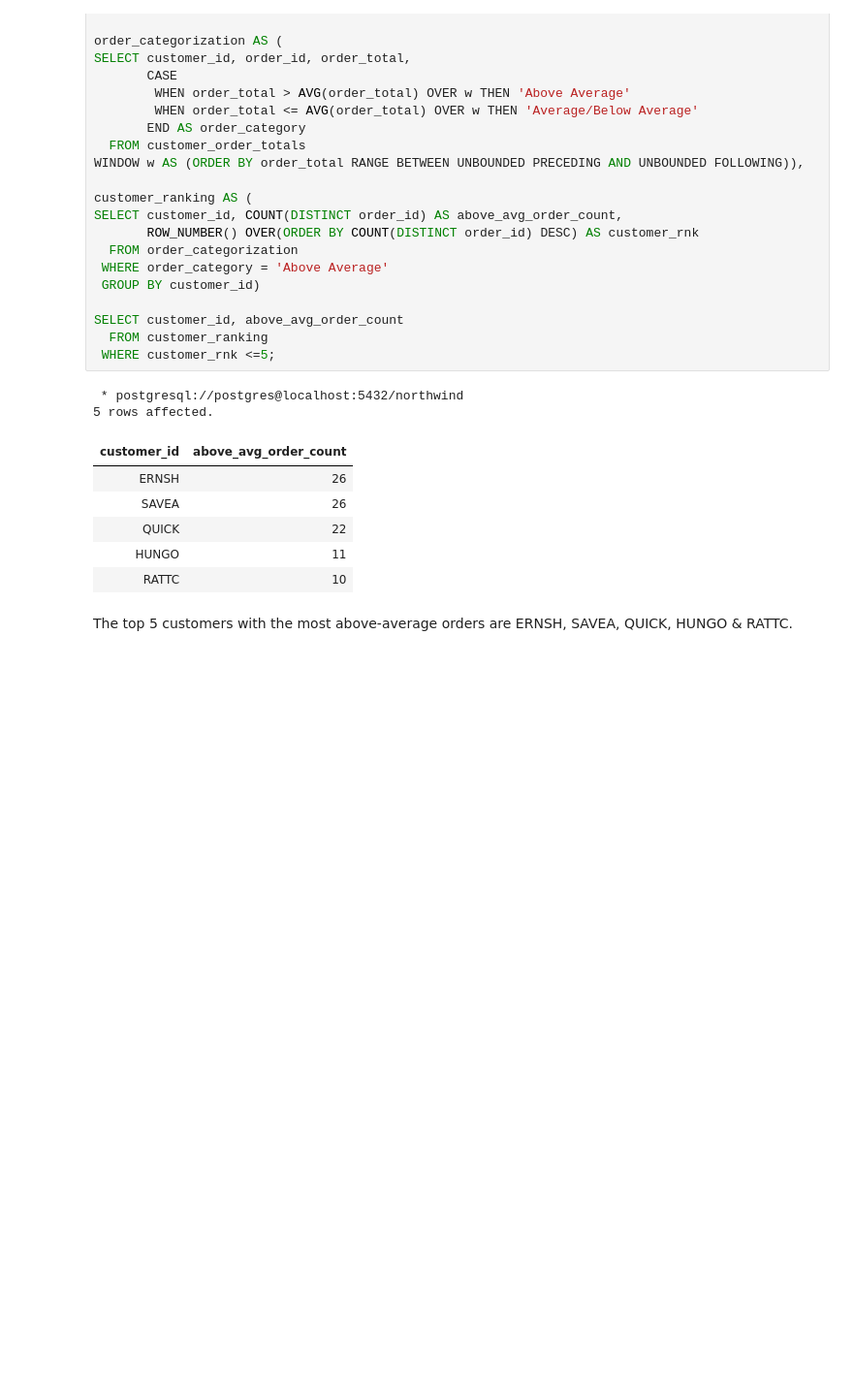
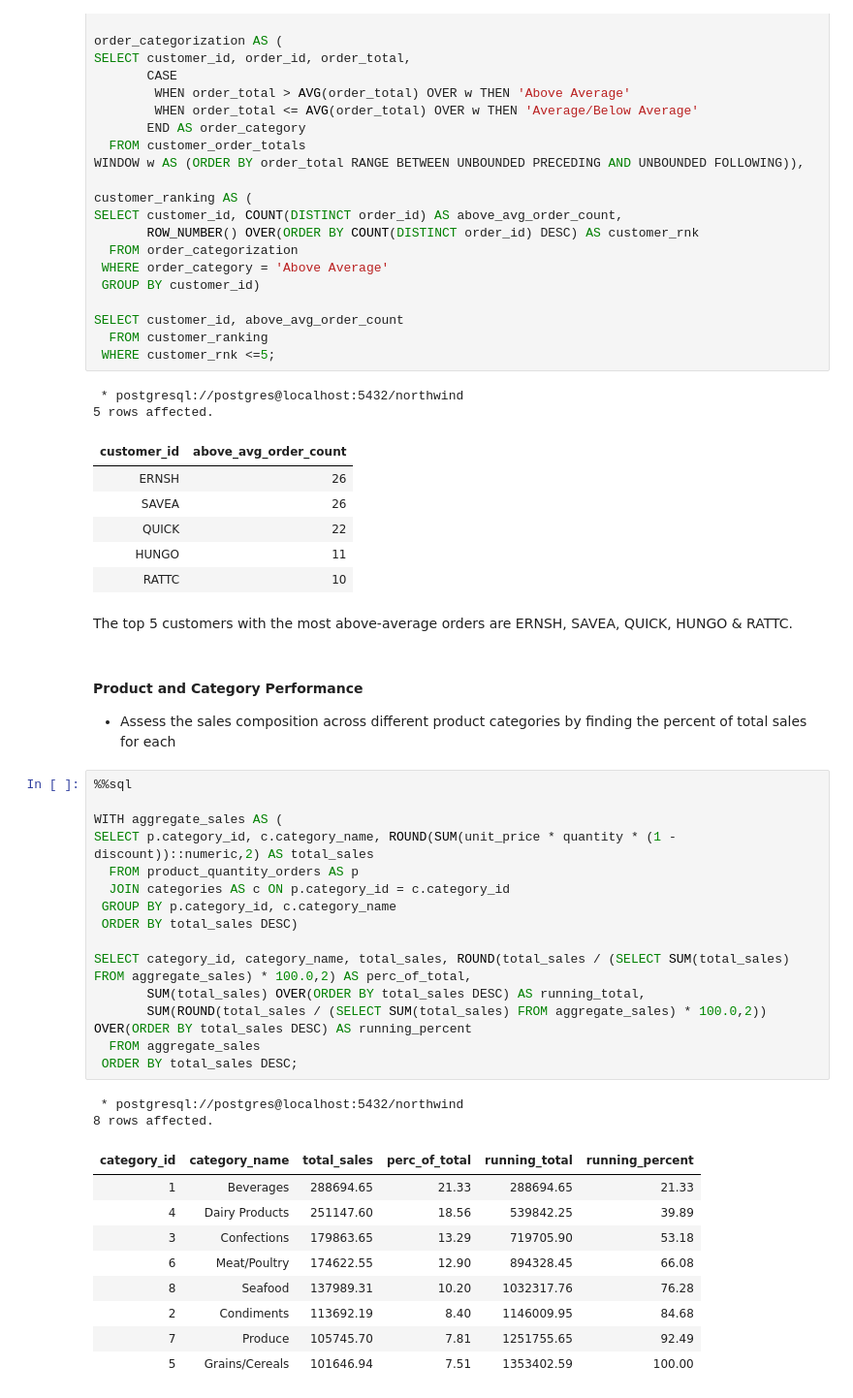
Before and after one commit to ddibara5/northwind-traders, a Jupyter notebook: northwind_traders.ipynb, the cells around one changed output. Shown at 97% size. Saved outputs shown, nothing was run; the diff lists cells and outputs as text; blank space fills up the shorter version.

```diff
--- a/northwind_traders.ipynb
+++ b/northwind_traders.ipynb
@@ -179,3 +181,33 @@ SELECT customer_id, above_avg_order_count
 | RATTC | 10 |
 # %% [markdown]
 The top 5 customers with the most above-average orders are ERNSH, SAVEA, QUICK, HUNGO & RATTC.
+# %% [markdown]
+#### Product and Category Performance
+- Assess the sales composition across different product categories by finding the percent of total sales for each
+# %%
+%%sql
+
+WITH aggregate_sales AS (
+SELECT p.category_id, c.category_name, ROUND(SUM(unit_price * quantity * (1 - discount))::numeric,2) AS total_sales
+  FROM product_quantity_orders AS p
+  JOIN categories AS c ON p.category_id = c.category_id
+ GROUP BY p.category_id, c.category_name
+ ORDER BY total_sales DESC)
+
+SELECT category_id, category_name, total_sales, ROUND(total_sales / (SELECT SUM(total_sales) FROM aggregate_sales) * 100.0,2) AS perc_of_total,
+       SUM(total_sales) OVER(ORDER BY total_sales DESC) AS running_total,
+       SUM(ROUND(total_sales / (SELECT SUM(total_sales) FROM aggregate_sales) * 100.0,2)) OVER(ORDER BY total_sales DESC) AS running_percent
+  FROM aggregate_sales
+ ORDER BY total_sales DESC;
+# %% [output]
+ * postgresql://postgres@localhost:5432/northwind
+8 rows affected.
+| category_id | category_name | total_sales | perc_of_total | running_total | running_percent |
+| 1 | Beverages | 288694.65 | 21.33 | 288694.65 | 21.33 |
+| 4 | Dairy Products | 251147.60 | 18.56 | 539842.25 | 39.89 |
+| 3 | Confections | 179863.65 | 13.29 | 719705.90 | 53.18 |
+| 6 | Meat/Poultry | 174622.55 | 12.90 | 894328.45 | 66.08 |
+| 8 | Seafood | 137989.31 | 10.20 | 1032317.76 | 76.28 |
+| 2 | Condiments | 113692.19 | 8.40 | 1146009.95 | 84.68 |
+| 7 | Produce | 105745.70 | 7.81 | 1251755.65 | 92.49 |
+| 5 | Grains/Cereals | 101646.94 | 7.51 | 1353402.59 | 100.00 |
```
Also changed, not shown: parts of 9 cells of this notebook, 1 other file.
